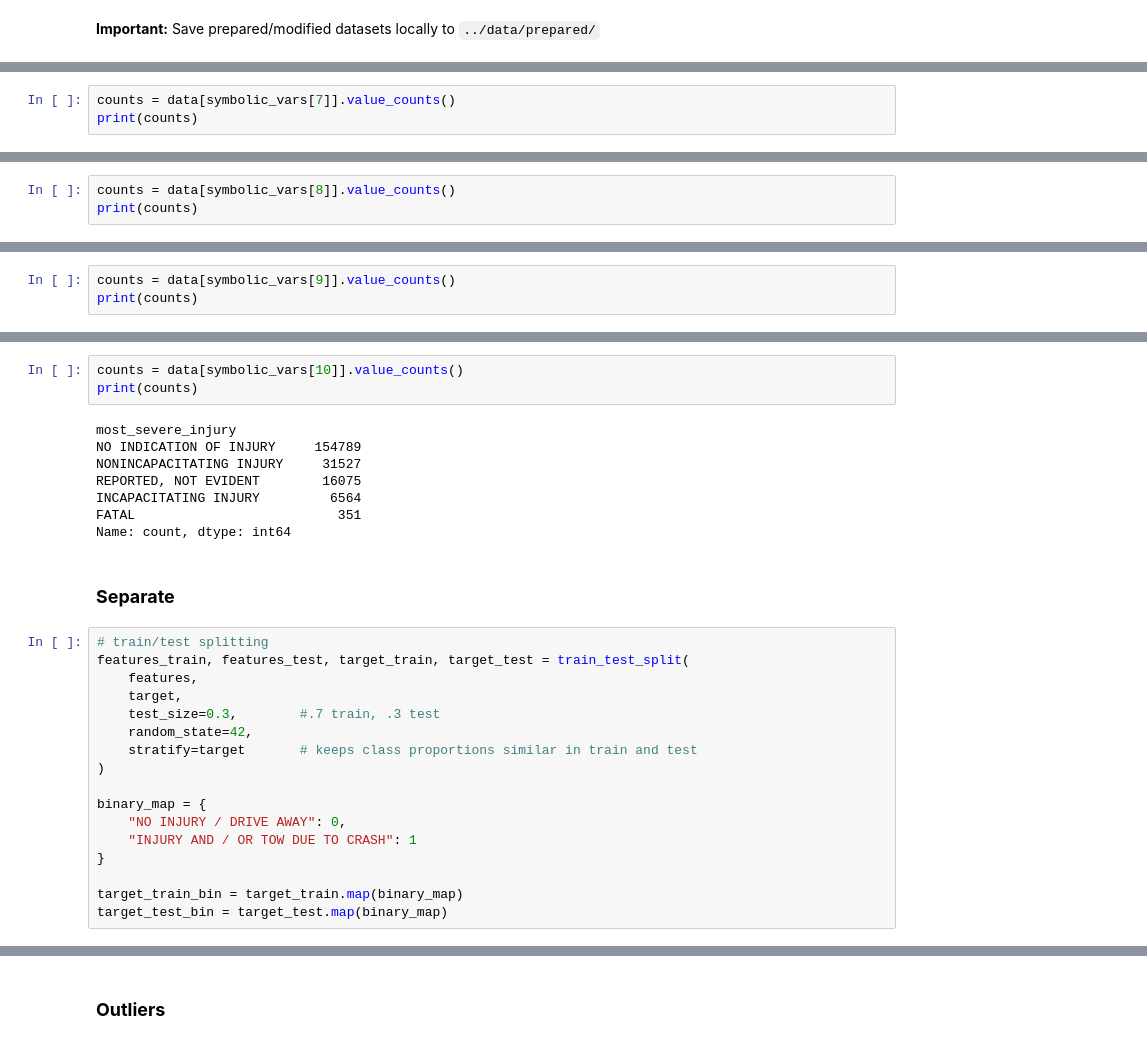
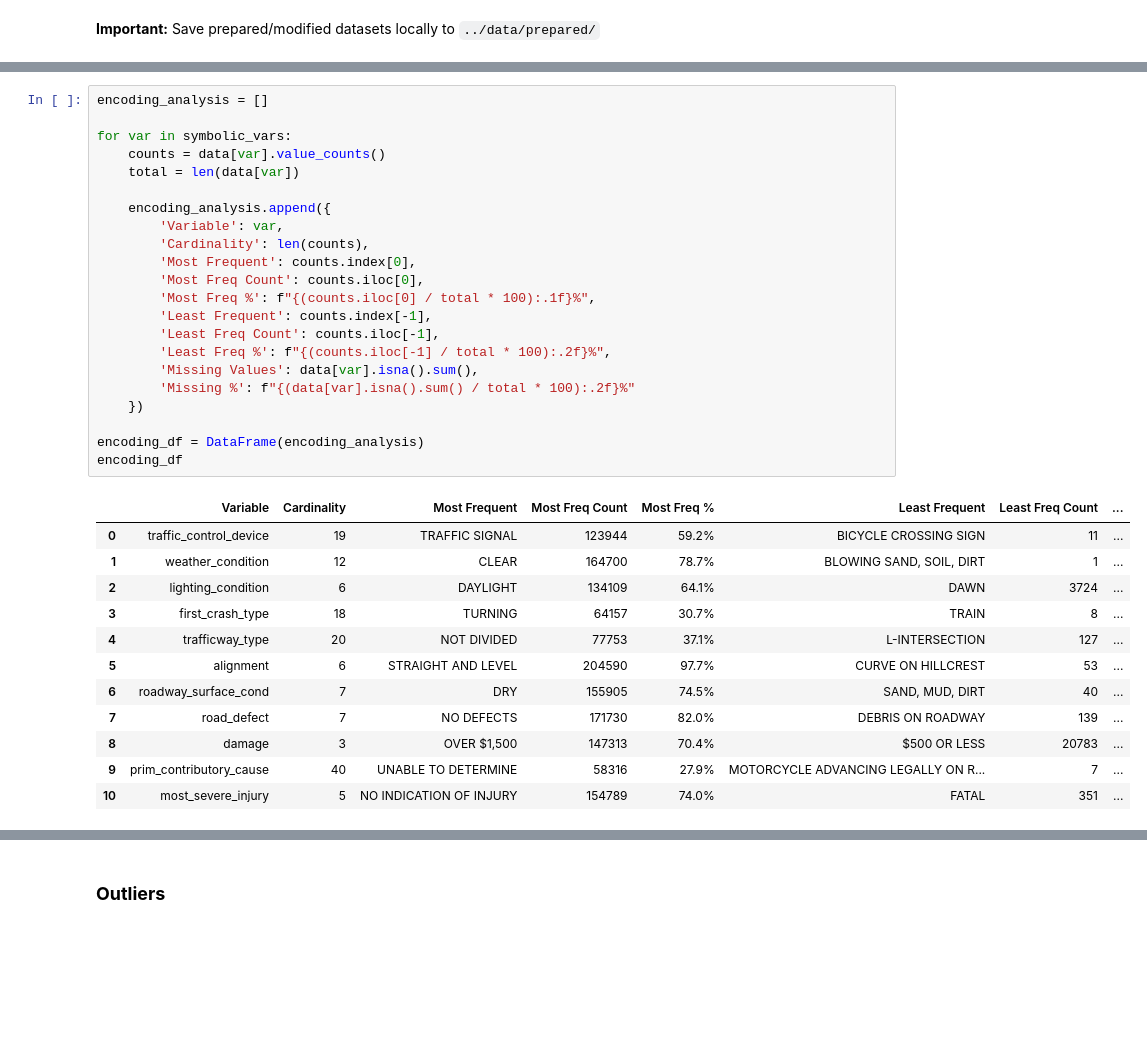
Before and after one commit to ch4uz/ds-project, a Jupyter notebook: classification/ds1_traffic_accidents/notebooks/ds1_lab3_preparation.ipynb, the cells around one changed output, grey strips where cells are left out. Drawn from its saved outputs; the diff is of its cells as text; blank space fills up the shorter version.

```diff
--- a/classification/ds1_traffic_accidents/notebooks/ds1_lab3_preparation.ipynb
+++ b/classification/ds1_traffic_accidents/notebooks/ds1_lab3_preparation.ipynb
@@ -206,3 +89,0 @@ Name: count, dtype: int64
-# %%
-counts = data[symbolic_vars[7]].value_counts()
-print(counts)
@@ -219,3 +89,0 @@ Name: count, dtype: int64
-# %%
-counts = data[symbolic_vars[8]].value_counts()
-print(counts)
@@ -228,3 +89,0 @@ Name: count, dtype: int64
-# %%
-counts = data[symbolic_vars[9]].value_counts()
-print(counts)
@@ -249,30 +90,35 @@ Name: count, dtype: int64
-# %%
-counts = data[symbolic_vars[10]].value_counts()
-print(counts)
-# %% [output]
-most_severe_injury
-NO INDICATION OF INJURY     154789
-NONINCAPACITATING INJURY     31527
-REPORTED, NOT EVIDENT        16075
-INCAPACITATING INJURY         6564
-FATAL                          351
-Name: count, dtype: int64
-# %% [markdown]
-### **Separate** ###
-# %%
-# train/test splitting
-features_train, features_test, target_train, target_test = train_test_split(
-    features,
-    target,
-    test_size=0.3,        #.7 train, .3 test
-    random_state=42,
-    stratify=target       # keeps class proportions similar in train and test
-)
-
-binary_map = {
-    "NO INJURY / DRIVE AWAY": 0,
-    "INJURY AND / OR TOW DUE TO CRASH": 1
-}
-
-target_train_bin = target_train.map(binary_map)
-target_test_bin = target_test.map(binary_map)
+# %%
+encoding_analysis = []
+
+for var in symbolic_vars:
+    counts = data[var].value_counts()
+    total = len(data[var])
+
+    encoding_analysis.append({
+        'Variable': var,
+        'Cardinality': len(counts),
+        'Most Frequent': counts.index[0],
+        'Most Freq Count': counts.iloc[0],
+        'Most Freq %': f"{(counts.iloc[0] / total * 100):.1f}%",
+        'Least Frequent': counts.index[-1],
+        'Least Freq Count': counts.iloc[-1],
+        'Least Freq %': f"{(counts.iloc[-1] / total * 100):.2f}%",
+        'Missing Values': data[var].isna().sum(),
+        'Missing %': f"{(data[var].isna().sum() / total * 100):.2f}%"
+    })
+
+encoding_df = DataFrame(encoding_analysis)
+encoding_df
+# %% [output]
+|  | Variable | Cardinality | Most Frequent | Most Freq Count | Most Freq % | Least Frequent | Least Freq Count | ... |
+| 0 | traffic_control_device | 19 | TRAFFIC SIGNAL | 123944 | 59.2% | BICYCLE CROSSING SIGN | 11 | ... |
+| 1 | weather_condition | 12 | CLEAR | 164700 | 78.7% | BLOWING SAND, SOIL, DIRT | 1 | ... |
+| 2 | lighting_condition | 6 | DAYLIGHT | 134109 | 64.1% | DAWN | 3724 | ... |
+| 3 | first_crash_type | 18 | TURNING | 64157 | 30.7% | TRAIN | 8 | ... |
+| 4 | trafficway_type | 20 | NOT DIVIDED | 77753 | 37.1% | L-INTERSECTION | 127 | ... |
+| 5 | alignment | 6 | STRAIGHT AND LEVEL | 204590 | 97.7% | CURVE ON HILLCREST | 53 | ... |
+| 6 | roadway_surface_cond | 7 | DRY | 155905 | 74.5% | SAND, MUD, DIRT | 40 | ... |
+| 7 | road_defect | 7 | NO DEFECTS | 171730 | 82.0% | DEBRIS ON ROADWAY | 139 | ... |
+| 8 | damage | 3 | OVER $1,500 | 147313 | 70.4% | $500 OR LESS | 20783 | ... |
+| 9 | prim_contributory_cause | 40 | UNABLE TO DETERMINE | 58316 | 27.9% | MOTORCYCLE ADVANCING LEGALLY ON R... | 7 | ... |
+| 10 | most_severe_injury | 5 | NO INDICATION OF INJURY | 154789 | 74.0% | FATAL | 351 | ... |
```
Also changed, not shown: parts of 25 cells of this notebook.
